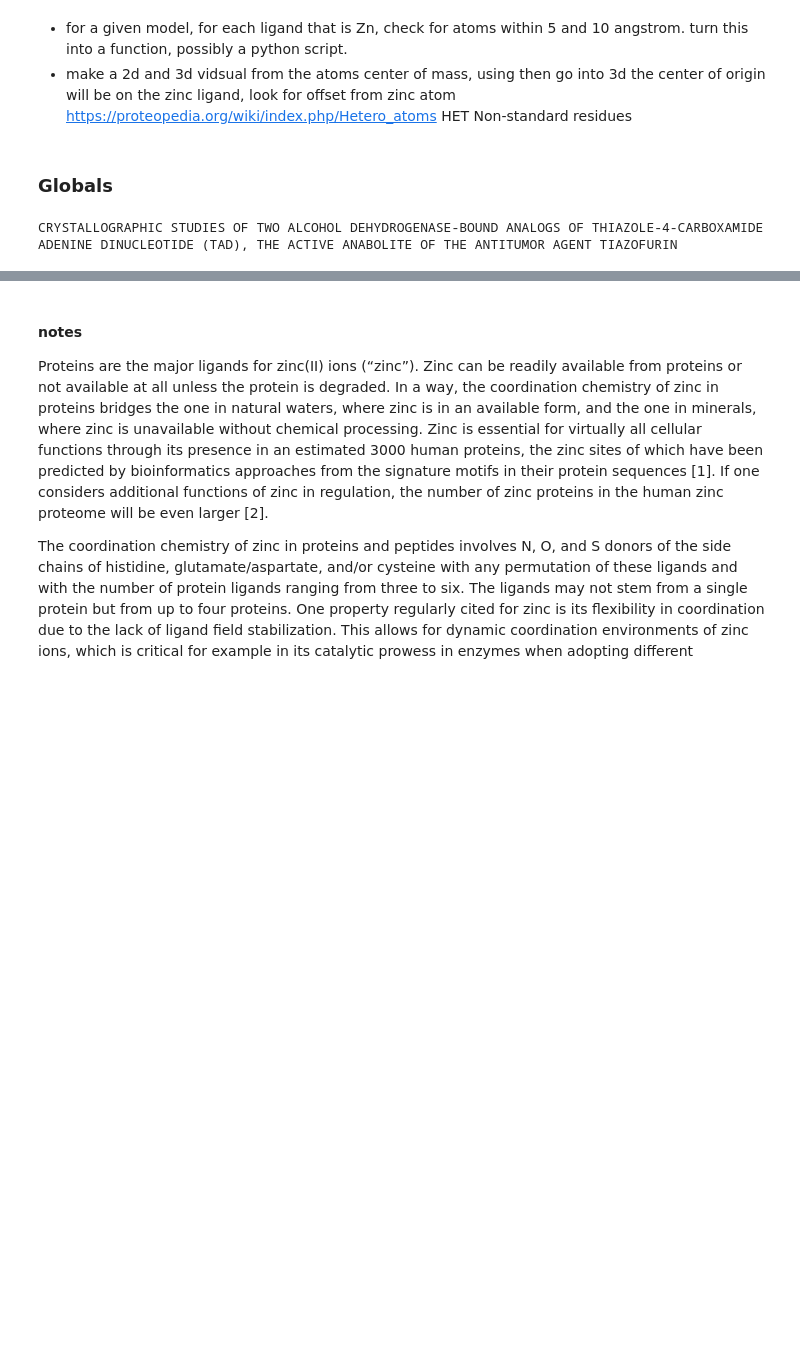
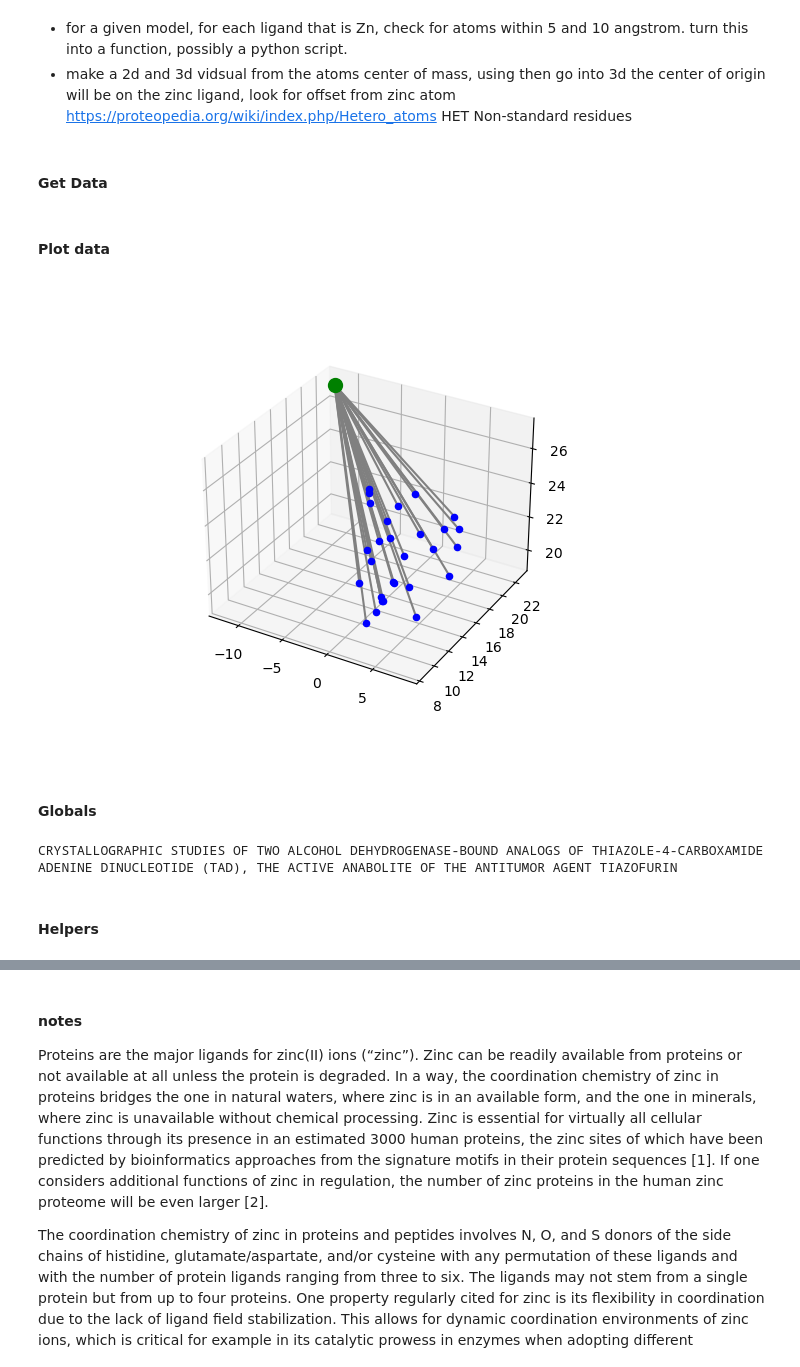
Before and after one commit to tonyreina/zincbind2, a Jupyter notebook: notebooks/zinc-binding-site-size.ipynb, the cells around one changed output, grey strips where cells are left out. Cells and saved outputs as stored; diff of their text form; code cells hidden in the pictures; blank space fills up the shorter version.

Commit message:
WIP add 3d plotting for zinc ligand and nearest atoms

```diff
--- a/notebooks/zinc-binding-site-size.ipynb
+++ b/notebooks/zinc-binding-site-size.ipynb
@@ -12,5 +15,43 @@ import matplotlib as plt
+# %% [markdown]
+#### Get Data
+# %%
+ligands = zinc_ligands(MODEL)
+
+ligand_center = ligands[1].center_of_mass #ndarray
+atoms = nearby_ligand_atoms(ligands[0], MODEL, radius=5.0)
+# [{'atom': <Atom 3394 (ZN)>,
+#   'location': (-11.953, 22.816, 27.173),
+#   'distance': 0.0,
+#   'is_metal': True,
+#   'atom_id': 3394,
+#   'near_hets': [<Residue CYS (A.111)>,
+#    <Residue CYS (A.97)>,
+#    <Residue CYS (A.103)>,
+#    <Residue CYS (A.100)>]},
+    # ...]
+# %% [markdown]
+#### Plot data
+# %%
+fig = plt.figure()
+ax = plt.axes(projection='3d')
+
+# Data for ligand center of mass
+xdata = ligand_center[0]
+ydata = ligand_center[1]
+zdata = ligand_center[2]
+ax.scatter3D(xdata, ydata, zdata, c="green", s=100);
+
+# Data for atoms
+for atom in atoms:
+    xdata = atom["location"][0]
+    ydata = atom["location"][1]
+    zdata = atom["location"][2]
+    ax.scatter3D(xdata, ydata, zdata, c='blue', s=20);
+    ax.plot([xdata, ligand_center[0]],[ydata, ligand_center[1]],[zdata, ligand_center[2]], 'gray');
+# %% [output]
+[figure, added]
 # %% [markdown]
-### Globals
+#### Globals
 # %%
 # The basic structures within a model are chains, residues, ligands, and atoms
 # Biological molecules are hierarchical, building from atoms to residues to chains to assemblies
@@ -22,6 +63,8 @@ MODEL_CENTER_MASS = MODEL.center_of_mass
 print(FILE.title)
 # %% [output]
 CRYSTALLOGRAPHIC STUDIES OF TWO ALCOHOL DEHYDROGENASE-BOUND ANALOGS OF THIAZOLE-4-CARBOXAMIDE ADENINE DINUCLEOTIDE (TAD), THE ACTIVE ANABOLITE OF THE ANTITUMOR AGENT TIAZOFURIN
+# %% [markdown]
+#### Helpers
 # %%
 def nearby_ligand_atoms(ligand, model, radius=10.0, sort_atoms=True):
     """
```
Also changed, not shown: parts of 6 cells of this notebook.
